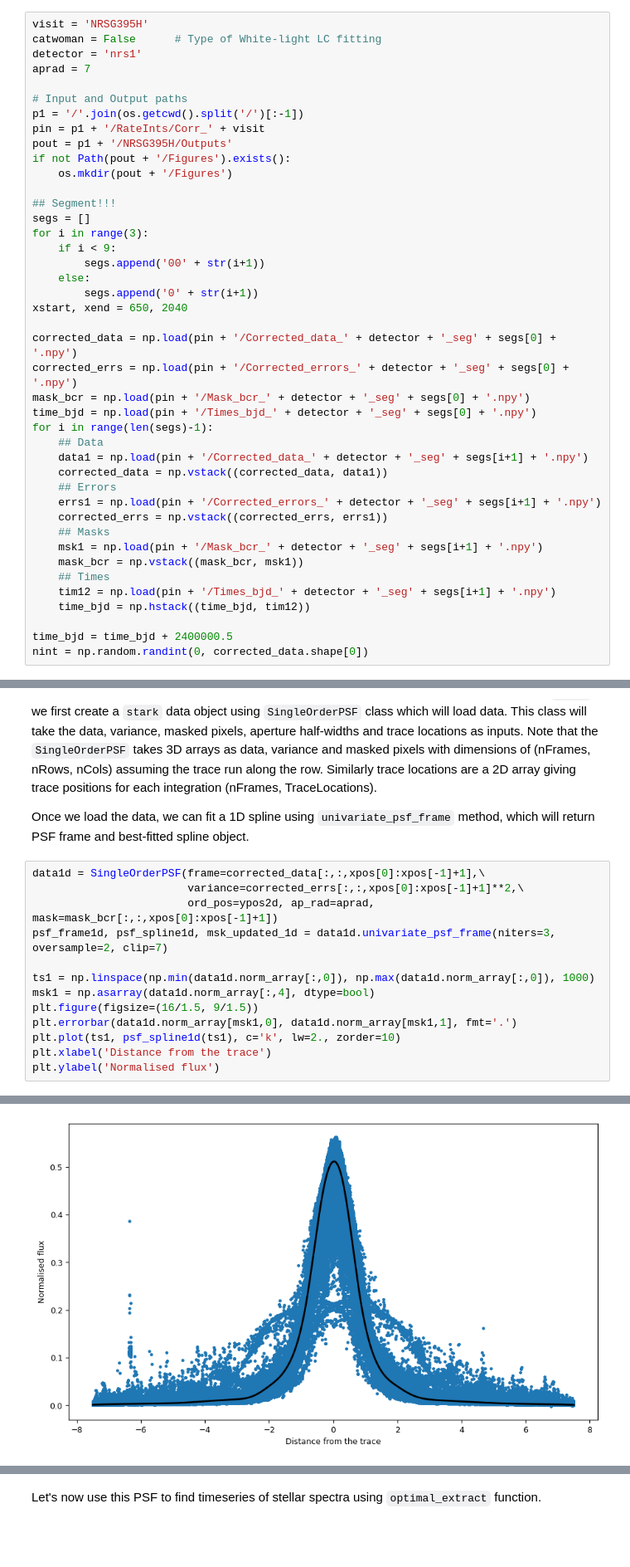
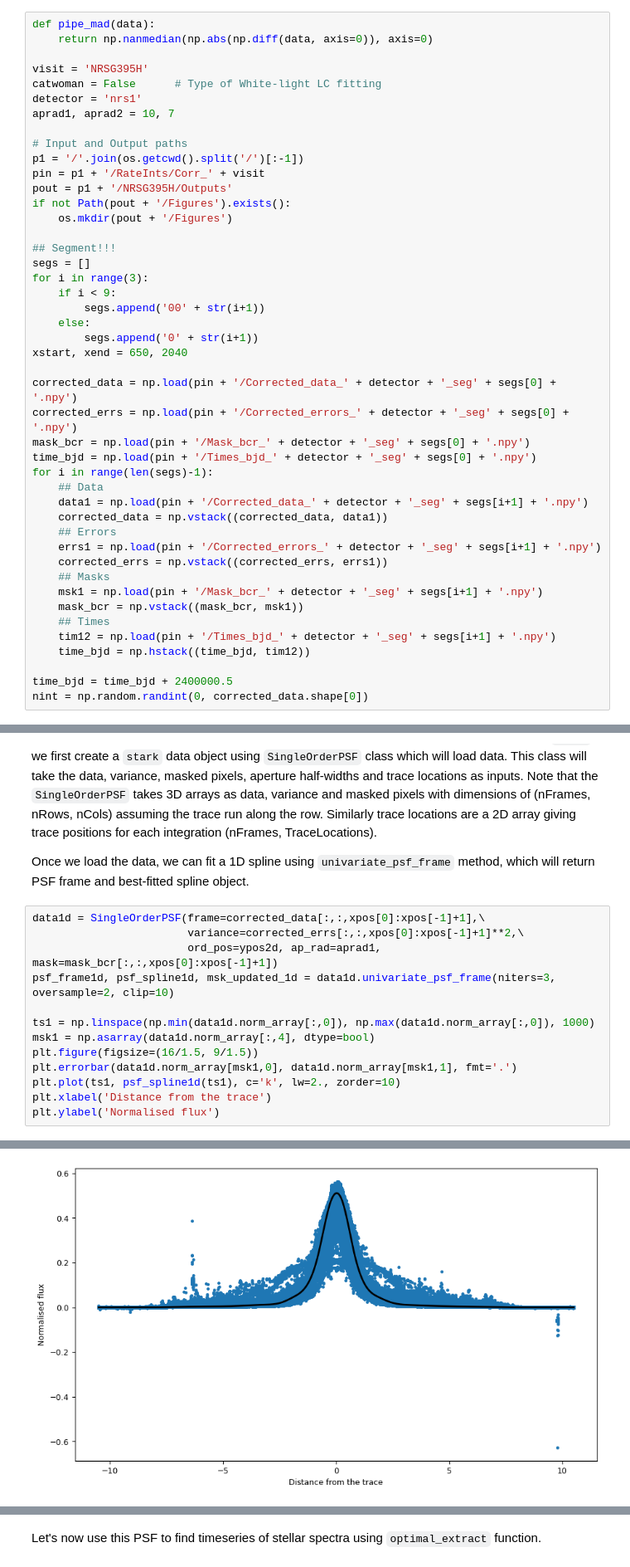
Before and after one commit to Jayshil/jwst-ers, a Jupyter notebook: NRSG395H/p2.ipynb, the cells around one changed output, grey strips where cells are left out. Shown at 83% size. Drawn from its saved outputs; the diff is of its cells as text; blank space fills up the shorter version.

```diff
--- a/NRSG395H/p2.ipynb
+++ b/NRSG395H/p2.ipynb
@@ -28,10 +28,13 @@ multiprocessing.set_start_method('fork')
 # %% [output]
 Warning: no zeus installation found. Will not be able to sample using sampler = 'zeus'.
 # %%
+def pipe_mad(data):
+    return np.nanmedian(np.abs(np.diff(data, axis=0)), axis=0)
+
 visit = 'NRSG395H'
 catwoman = False      # Type of White-light LC fitting
 detector = 'nrs1'
-aprad = 7
+aprad1, aprad2 = 10, 7
 
 # Input and Output paths
 p1 = '/'.join(os.getcwd().split('/')[:-1])
@@ -131,8 +135,8 @@ Once we load the data, we can fit a 1D spline using `univariate_psf_frame` metho
 # %%
 data1d = SingleOrderPSF(frame=corrected_data[:,:,xpos[0]:xpos[-1]+1],\
                         variance=corrected_errs[:,:,xpos[0]:xpos[-1]+1]**2,\
-                        ord_pos=ypos2d, ap_rad=aprad, mask=mask_bcr[:,:,xpos[0]:xpos[-1]+1])
-psf_frame1d, psf_spline1d, msk_updated_1d = data1d.univariate_psf_frame(niters=3, oversample=2, clip=7)
+                        ord_pos=ypos2d, ap_rad=aprad1, mask=mask_bcr[:,:,xpos[0]:xpos[-1]+1])
+psf_frame1d, psf_spline1d, msk_updated_1d = data1d.univariate_psf_frame(niters=3, oversample=2, clip=10)
 
 ts1 = np.linspace(np.min(data1d.norm_array[:,0]), np.max(data1d.norm_array[:,0]), 1000)
 msk1 = np.asarray(data1d.norm_array[:,4], dtype=bool)
@@ -148,5 +152,5 @@ Iter 3 / 3: 6.14531 per cent masked.
 Text(0, 0.5, 'Normalised flux')
-[figure, old version]
+[figure, new version]
 # %% [markdown]
 Nice! Above plot shows all data points (in blue) as a function of distance from trace and black line is the best-fitted PSF. This is _very_ interesting -- because it looks like the shape of the PSF changes after a while and that may be apparent in the figure above.
 
```
Also changed, not shown: parts of 21 cells of this notebook, 11 other files.
